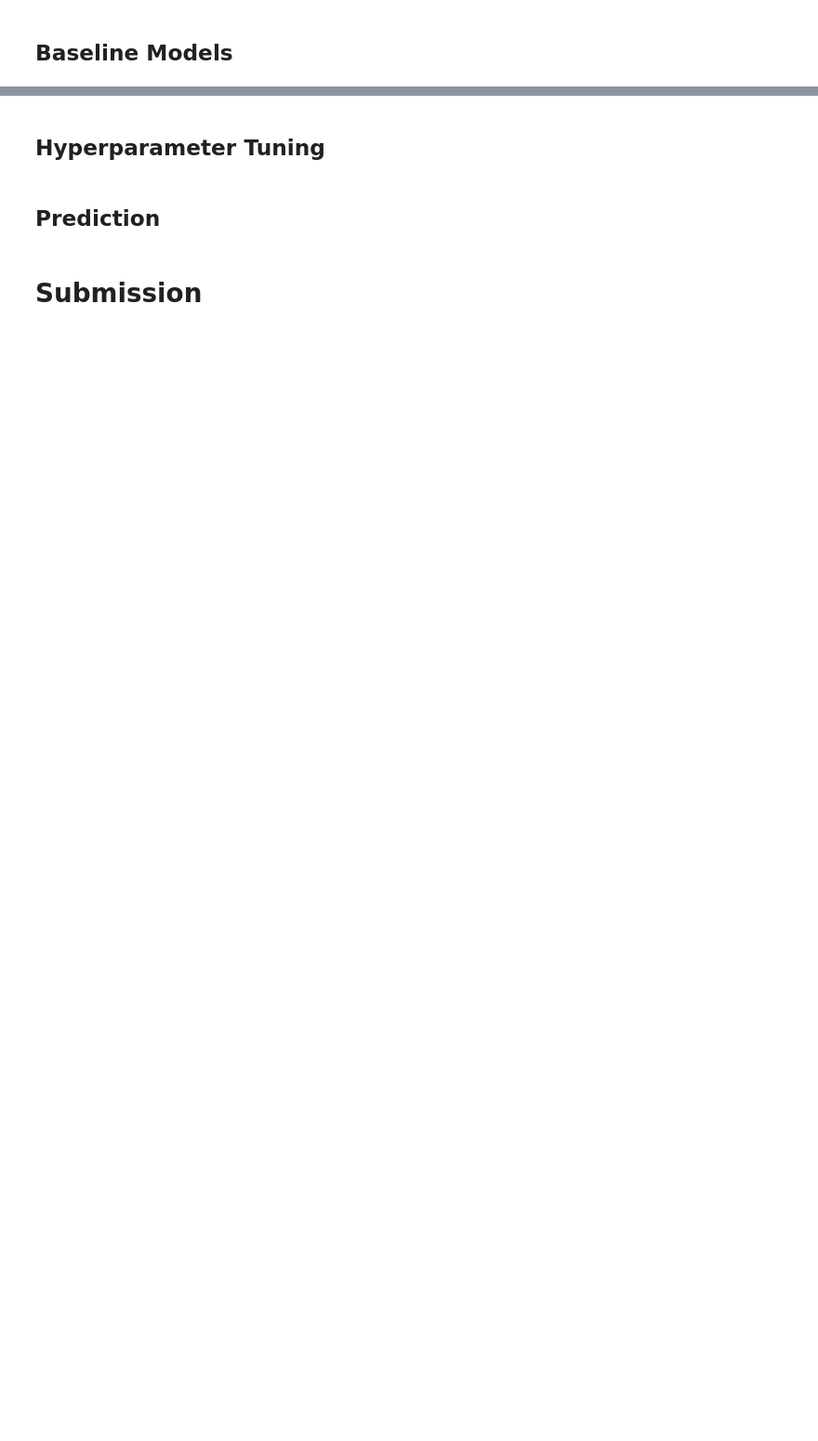
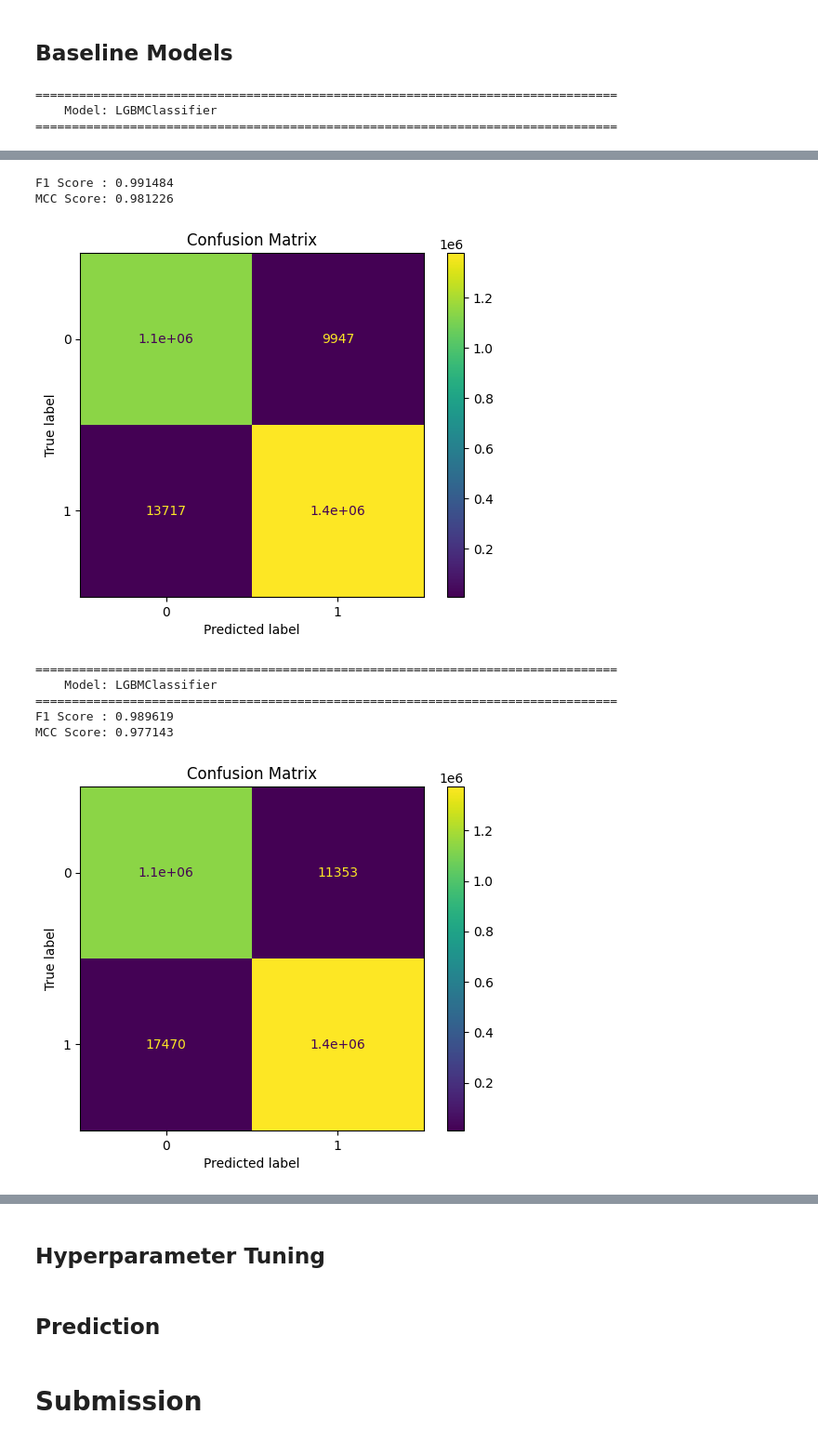
Before and after one commit to guu980-dev/kaggle_mushroom, a Jupyter notebook: baseline.ipynb, the cells around one changed output, grey strips where cells are left out. Shown at 93% size. Cells and saved outputs as stored; diff of their text form; code cells hidden in the pictures; blank space fills up the shorter version.

```diff
--- a/baseline.ipynb
+++ b/baseline.ipynb
@@ -182,0 +377,3 @@ test_df['cap-diameter'].fillna(cap_diameter_mean, inplace=True)
+# %%
+train_df_one_hot_enc['cap-diameter'].fillna(cap_diameter_mean, inplace=True)
+test_df_one_hot_enc['cap-diameter'].fillna(cap_diameter_mean, inplace=True)
@@ -183,8 +421,12 @@ test_df['cap-diameter'].fillna(cap_diameter_mean, inplace=True)
 # %% [markdown]
 # Model Training
 # %%
-X = train_df.copy()
-y = X.pop(target)
+X_auto = train_df_auto.copy()
+y = X_auto.pop(target)
 
 lab_enc = LabelEncoder().fit(y)
 y = lab_enc.transform(y)
+# %%
+X_label_enc = train_df_label_enc.copy().drop(target, axis=1)
+X_label_enc.head()
+X_label_enc.info()
@@ -190,0 +451,3 @@ y = lab_enc.transform(y)
+# %%
+X_one_hot_enc = train_df_one_hot_enc.copy().drop(target, axis=1)
+X_one_hot_enc.head()
@@ -247,4 +522,10 @@ model_report(cat_clf, X, y)
 # %%
 lgb_clf = LGBMClassifier(device='gpu', verbosity=-1)
 
-model_report(lgb_clf, X, y)
+model_report(lgb_clf, X_auto, y)
+model_report(lgb_clf, X_label_enc, y)
+model_report(lgb_clf, X_one_hot_enc, y)
+# %% [output]
+================================================================================
+    Model: LGBMClassifier
+================================================================================
@@ -250,0 +549,9 @@ model_report(lgb_clf, X, y)
+F1 Score : 0.991484
+MCC Score: 0.981226
+[figure, added]
+================================================================================
+    Model: LGBMClassifier
+================================================================================
+F1 Score : 0.989619
+MCC Score: 0.977143
+[figure, added]
```
Also changed, not shown: parts of 32 cells of this notebook.
